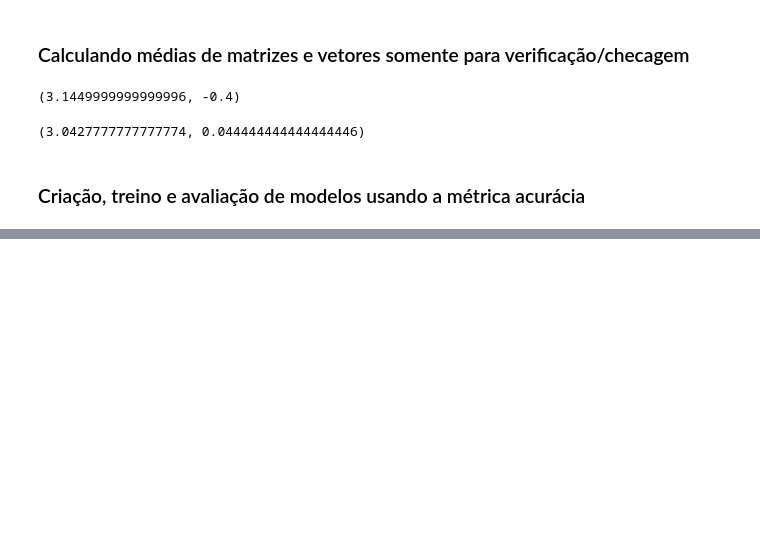
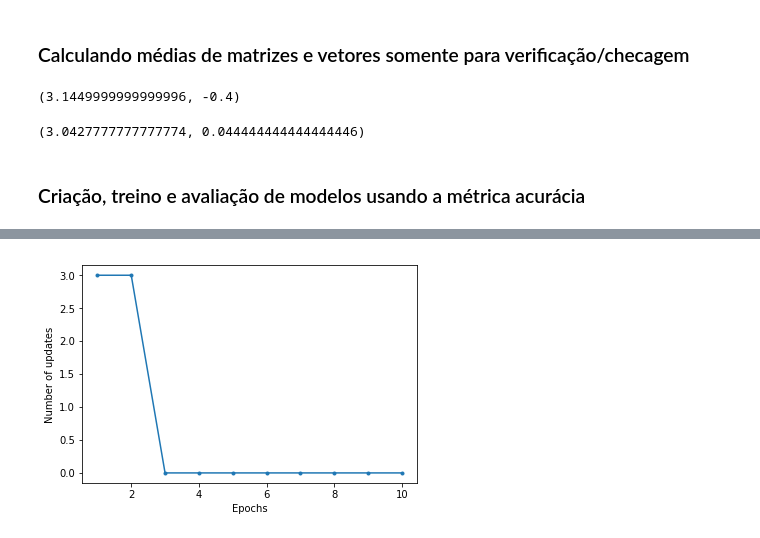
Before and after one commit to regispires/aulas-machine-learning-2019, a Jupyter notebook: 02-Perceptron-atualizado-com-comentarios-e-analise-de-dados.ipynb, the cells around one changed output, grey strips where cells are left out. Cells and saved outputs as stored; diff of their text form; code cells hidden in the pictures; blank space fills up the shorter version.

```diff
--- a/02-Perceptron-atualizado-com-comentarios-e-analise-de-dados.ipynb
+++ b/02-Perceptron-atualizado-com-comentarios-e-analise-de-dados.ipynb
@@ -227,0 +253,6 @@ accuracy
+# %%
+plt.plot(range(1, len(model.errors_)+1), model.errors_, marker='.')
+plt.xlabel('Epochs')
+plt.ylabel('Number of updates');
+# %% [output]
+[figure, added]
```
Also changed, not shown: parts of 14 cells of this notebook.
